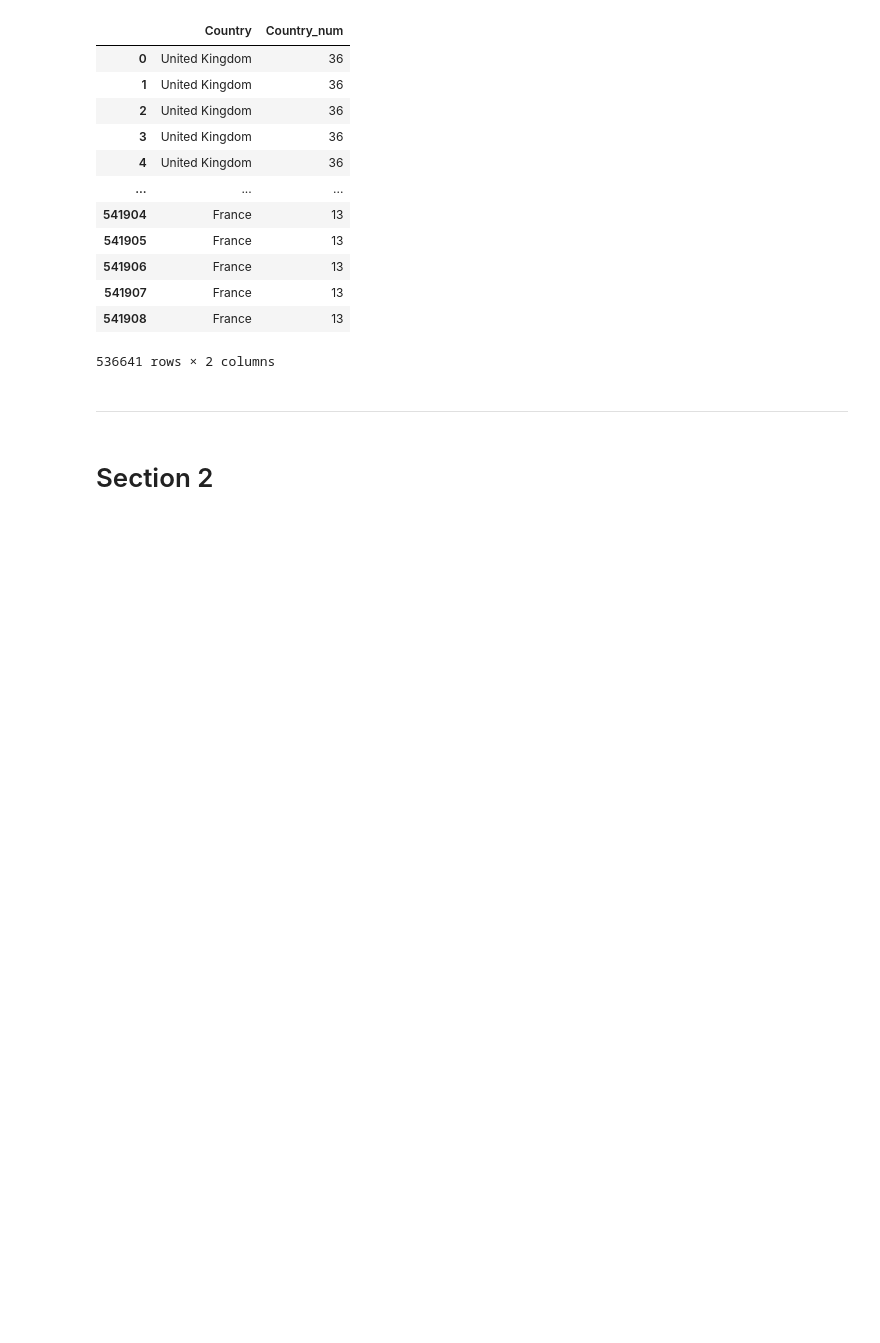
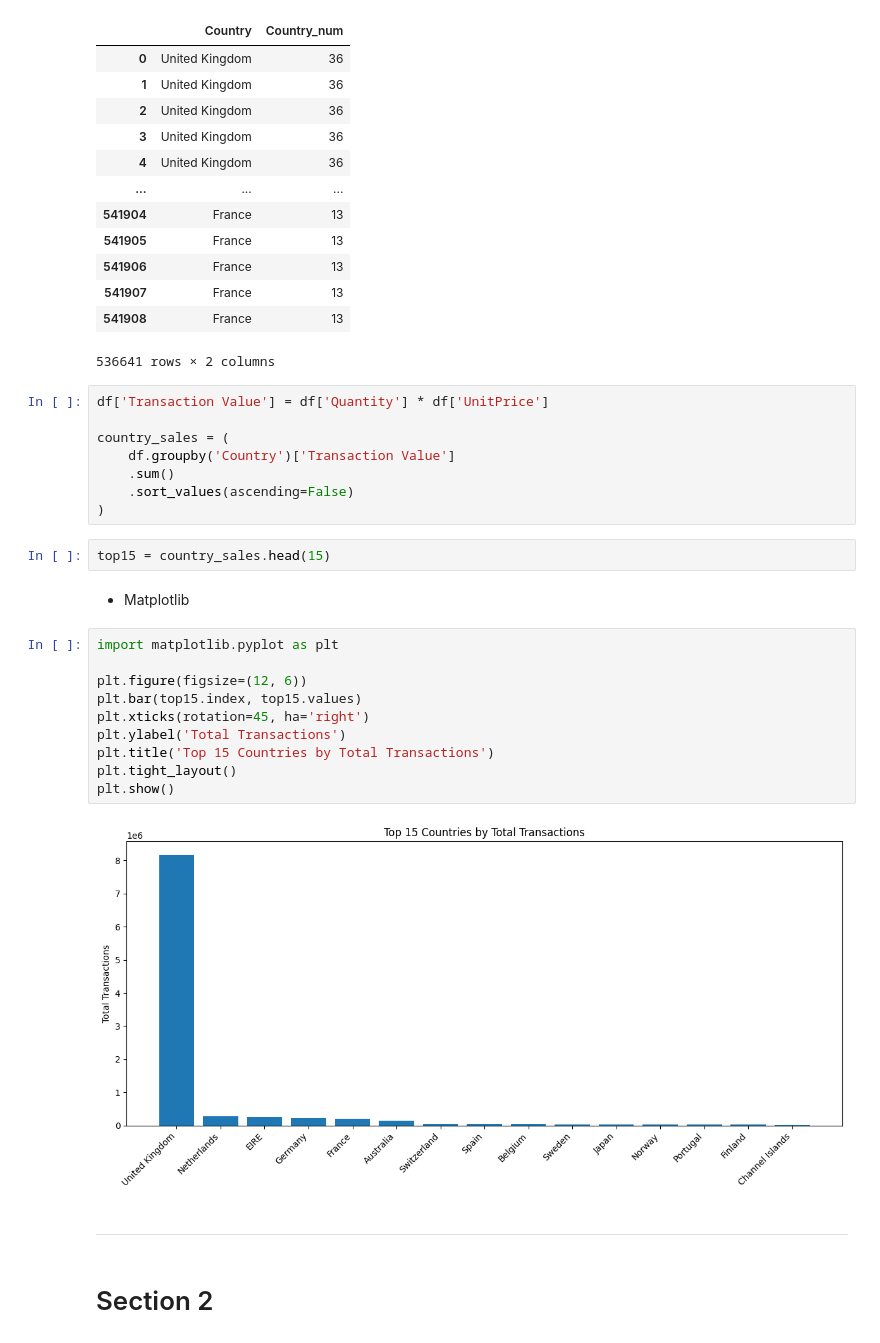
Before and after one commit to Faith-Faz/Capstone-project, a Jupyter notebook: jupyter_notebooks/DataVisual.ipynb, the cells around one changed output. Drawn from its saved outputs; the diff is of its cells as text; blank space fills up the shorter version.

Commit message:
Added a matplotlib visual

```diff
--- a/jupyter_notebooks/DataVisual.ipynb
+++ b/jupyter_notebooks/DataVisual.ipynb
@@ -115,6 +115,30 @@ df[['Country', 'Country_num']]
 | 541907 | France | 13 |
 | 541908 | France | 13 |
 536641 rows × 2 columns
+# %%
+df['Transaction Value'] = df['Quantity'] * df['UnitPrice']
+
+country_sales = (
+    df.groupby('Country')['Transaction Value']
+    .sum()
+    .sort_values(ascending=False)
+)
+# %%
+top15 = country_sales.head(15)
+# %% [markdown]
+* Matplotlib
+# %%
+import matplotlib.pyplot as plt
+
+plt.figure(figsize=(12, 6))
+plt.bar(top15.index, top15.values)
+plt.xticks(rotation=45, ha='right')
+plt.ylabel('Total Transactions')
+plt.title('Top 15 Countries by Total Transactions')
+plt.tight_layout()
+plt.show()
+# %% [output]
+[figure, added]
 # %% [markdown]
 ---
 # %% [markdown]
```
